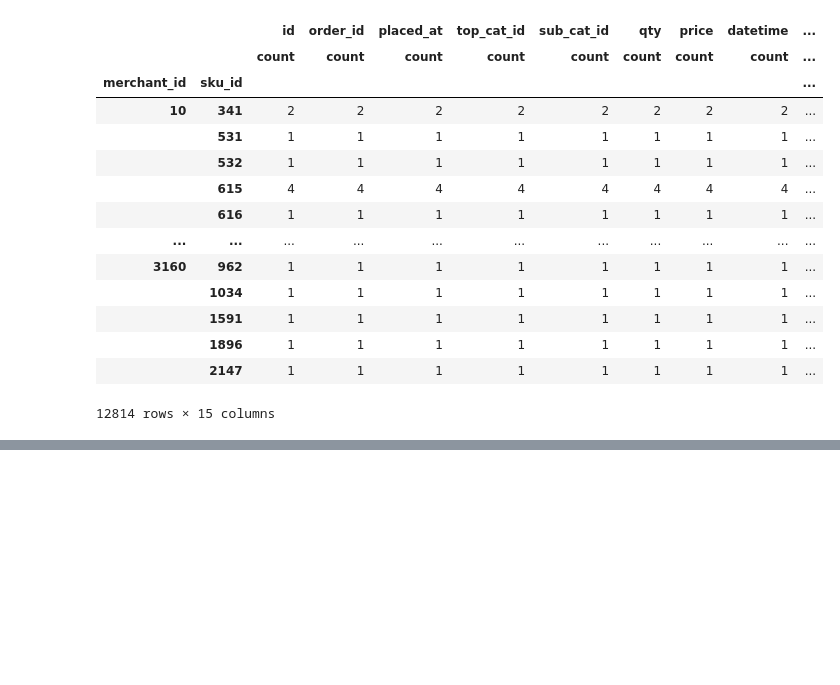
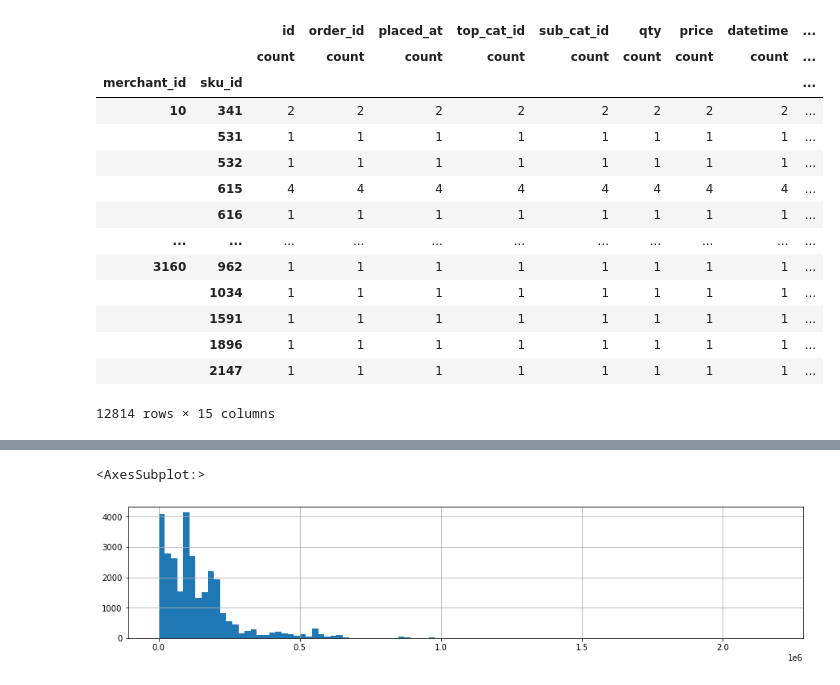
Before and after one commit to yingli/datasciencelifecycle, a Jupyter notebook: sample_code/NB03.ipynb, the cells around one changed output, grey strips where cells are left out. Saved outputs shown, nothing was run; the diff lists cells and outputs as text; code cells hidden in the pictures; blank space fills up the shorter version.

```diff
--- a/sample_code/NB03.ipynb
+++ b/sample_code/NB03.ipynb
@@ -361,0 +378,6 @@ merchant_sku
+# %%
+plt.figure(figsize=(15,3))
+baskets.price.sort_values(ascending = False).reset_index(drop=True).hist(bins=100)
+# %% [output]
+<AxesSubplot:>
+[figure, added]
```
Also changed, not shown: parts of 4 cells of this notebook.
